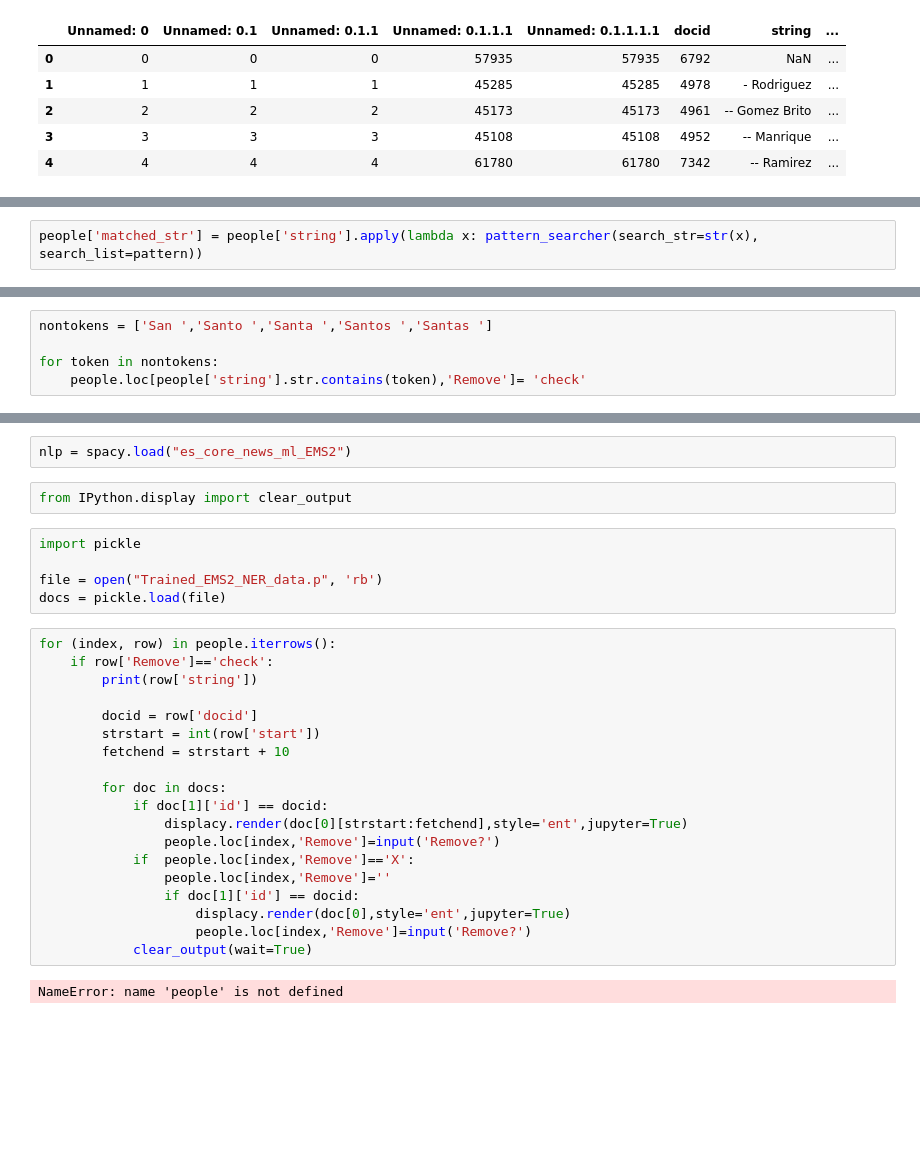
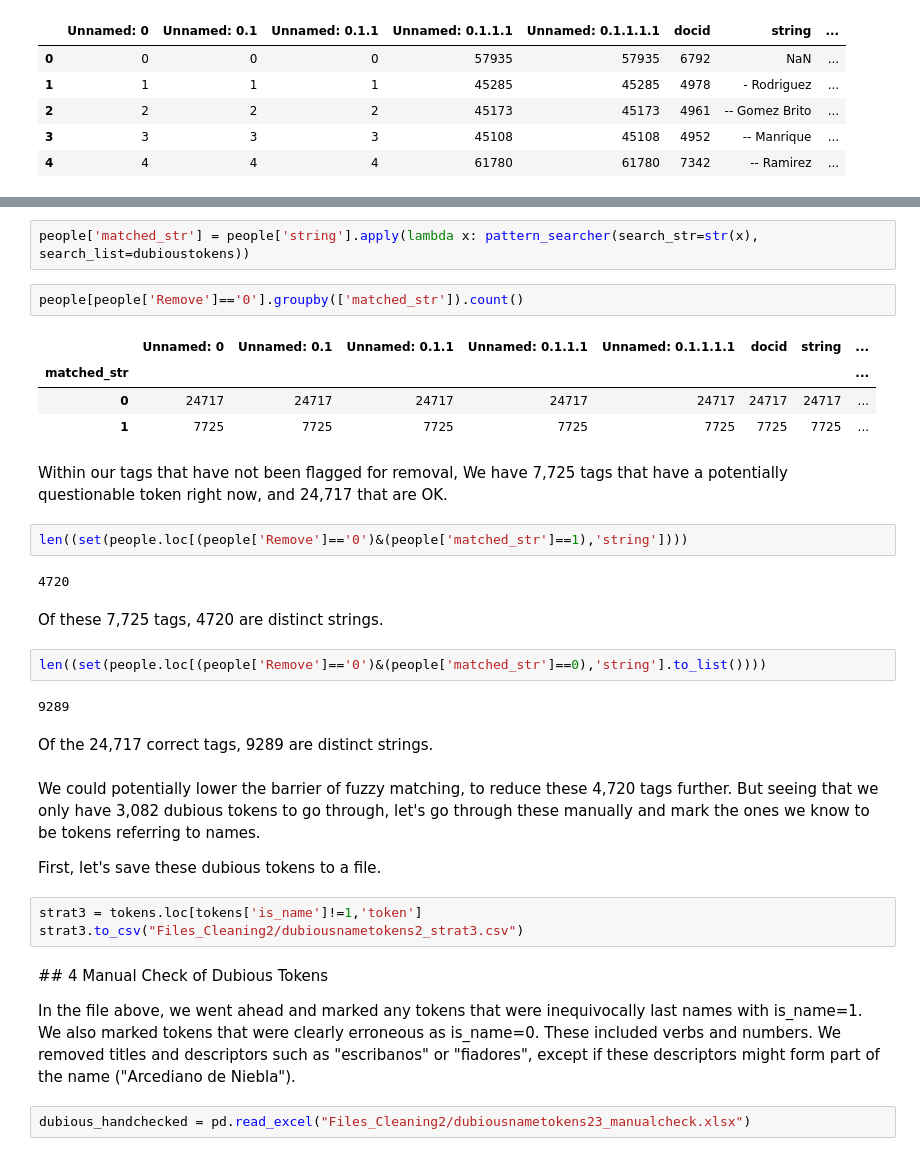
Before and after one commit to FelipeAdeT/SevilleDataProcessing, a Jupyter notebook: Data Cleaning/Data Cleaning 2 Correct Miscategorized Labels.ipynb, the cells around one changed output, grey strips where cells are left out. Cells and saved outputs as stored; diff of their text form; blank space fills up the shorter version.

```diff
--- a/Data Cleaning/Data Cleaning 2 Correct Miscategorized Labels.ipynb
+++ b/Data Cleaning/Data Cleaning 2 Correct Miscategorized Labels.ipynb
@@ -243,2 +313,0 @@ pattern = '|'.join(potential_non_names2)
-# %%
-people['matched_str'] = people['string'].apply(lambda x: pattern_searcher(search_str=str(x), search_list=pattern))
@@ -311,5 +313,0 @@ Check strings with "San, Santo, Santa, Santos, Santas" and other non-person toke
-# %%
-nontokens = ['San ','Santo ','Santa ','Santos ','Santas ']
-
-for token in nontokens:
-    people.loc[people['string'].str.contains(token),'Remove']= 'check'
@@ -354,30 +314,36 @@ from spacy import displacy
-# %%
-nlp = spacy.load("es_core_news_ml_EMS2")
-# %%
-from IPython.display import clear_output
-# %%
-import pickle
-
-file = open("Trained_EMS2_NER_data.p", 'rb')
-docs = pickle.load(file)
-# %%
-for (index, row) in people.iterrows():
-    if row['Remove']=='check':
-        print(row['string'])
-
-        docid = row['docid']
-        strstart = int(row['start'])
-        fetchend = strstart + 10
-
-        for doc in docs:
-            if doc[1]['id'] == docid:
-                displacy.render(doc[0][strstart:fetchend],style='ent',jupyter=True)
-                people.loc[index,'Remove']=input('Remove?')
-            if  people.loc[index,'Remove']=='X':
-                people.loc[index,'Remove']=''
-                if doc[1]['id'] == docid:
-                    displacy.render(doc[0],style='ent',jupyter=True)
-                    people.loc[index,'Remove']=input('Remove?')
-            clear_output(wait=True)
-# %% [output]
-NameError: name 'people' is not defined
+# %%
+people['matched_str'] = people['string'].apply(lambda x: pattern_searcher(search_str=str(x), search_list=dubioustokens))
+# %%
+people[people['Remove']=='0'].groupby(['matched_str']).count()
+# %% [output]
+|  | Unnamed: 0 | Unnamed: 0.1 | Unnamed: 0.1.1 | Unnamed: 0.1.1.1 | Unnamed: 0.1.1.1.1 | docid | string | ... |
+| matched_str |  |  |  |  |  |  |  | ... |
+| 0 | 24717 | 24717 | 24717 | 24717 | 24717 | 24717 | 24717 | ... |
+| 1 | 7725 | 7725 | 7725 | 7725 | 7725 | 7725 | 7725 | ... |
+# %% [markdown]
+Within our tags that have not been flagged for removal, We have 7,725 tags that have a potentially questionable token right now, and 24,717 that are OK.
+# %%
+len((set(people.loc[(people['Remove']=='0')&(people['matched_str']==1),'string'])))
+# %% [output]
+4720
+# %% [markdown]
+Of these 7,725 tags, 4720 are distinct strings.
+# %%
+len((set(people.loc[(people['Remove']=='0')&(people['matched_str']==0),'string'].to_list())))
+# %% [output]
+9289
+# %% [markdown]
+Of the 24,717 correct tags, 9289 are distinct strings.
+# %% [markdown]
+We could potentially lower the barrier of fuzzy matching, to reduce these 4,720 tags further. But seeing that we only have 3,082 dubious tokens to go through, let's go through these manually and mark the ones we know to be tokens referring to names.
+
+First, let's save these dubious tokens to a file.
+# %%
+strat3 = tokens.loc[tokens['is_name']!=1,'token']
+strat3.to_csv("Files_Cleaning2/dubiousnametokens2_strat3.csv")
+# %% [markdown]
+## 4 Manual Check of Dubious Tokens
+
+In the file above, we went ahead and marked any tokens that were inequivocally last names with is_name=1. We also marked tokens that were clearly erroneous as is_name=0. These included verbs and numbers. We removed titles and descriptors such as "escribanos" or "fiadores", except if these descriptors might form part of the name ("Arcediano de Niebla").
+# %%
+dubious_handchecked = pd.read_excel("Files_Cleaning2/dubiousnametokens23_manualcheck.xlsx")
```
Also changed, not shown: parts of 93 cells of this notebook, 1 other file.
